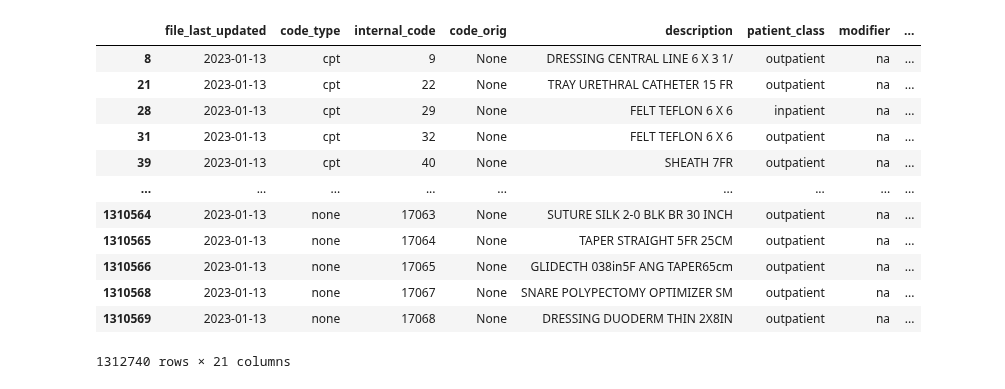
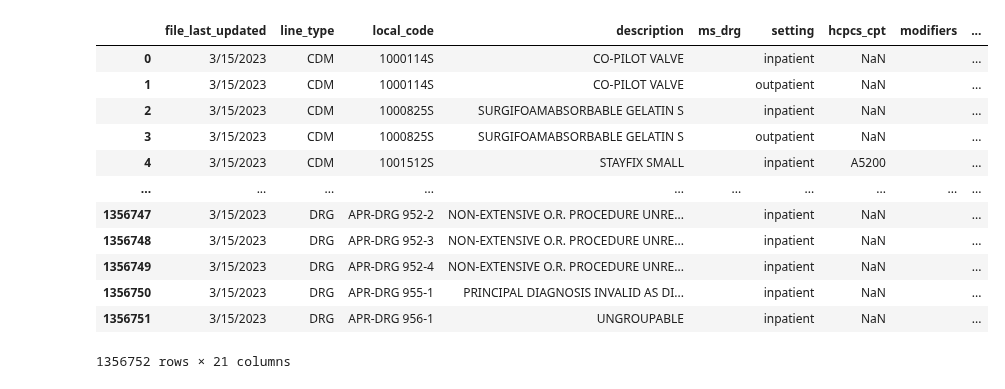
Before and after one commit to rl1987/dolthub-bounty-transparency-in-pricing, a Jupyter notebook: StewardDavis.ipynb, the cells around one changed output. Drawn from its saved outputs; the diff is of its cells as text; code cells hidden in the pictures.

```diff
--- a/StewardDavis.ipynb
+++ b/StewardDavis.ipynb
@@ -285 +204,3 @@ df_mid
+# %%
+df_mid['eapg'] = '' # XXX: Steward does not provide this, I think.
 # %%
@@ -336,4 +257,4 @@ df_mid
 # %%
-df_mid['patient_class'] = df_mid['patient_class'].replace("OP", "outpatient").replace("IP", "inpatient")
+df_mid['setting'] = df_mid['setting'].replace("OP", "outpatient").replace("IP", "inpatient")
 df_mid
 # %% [output]
@@ -353,13 +274,4 @@ df_mid
 # %%
-df_mid['billing_class'] = 'na'
+df_mid['billing_class'] = ''
 # %%
-def plan_type_from_payer_orig(payer_orig):
-    if "PPO" in payer_orig:
-        return "PPO"
-    elif "HMO" in payer_orig:
-        return "HMO"
-
-    return None
-
-df_mid['plan_type'] = df_mid['payer_orig'].apply(plan_type_from_payer_orig)
-df_mid
+df_mid['plan'] = ''
@@ -380,31 +278,26 @@ df_mid
 # %%
-df_mid['code_orig'] = None
-df_mid['plan_orig'] = 'na'
-df_mid['hospital_ccn'] = ccn
-df_mid['hospital_ein'] = ein
-df_mid['filename'] = filename
+df_mid['hospital_id'] = ccn
 
-from dateutil.parser import parse as parse_datetime
+#from dateutil.parser import parse as parse_datetime
+#
+#df_mid['file_last_updated'] = df_mid['file_last_updated'].apply(
+#    lambda file_last_updated: parse_datetime(file_last_updated).isoformat().split("T")[0])
 
-df_mid['file_last_updated'] = df_mid['file_last_updated'].apply(
-    lambda file_last_updated: parse_datetime(file_last_updated).isoformat().split("T")[0])
-
-df_mid['url'] = url
-df_mid['internal_code'] = df_mid['internal_code'].fillna('na')
-df_mid['ndc'] = 'na'
-df_mid['rate'] = df_mid['rate'].apply(lambda rate: None if type(rate) == str and rate.startswith("ERROR") else rate)
+df_mid['ndc'] = ''
+df_mid['standard_charge'] = df_mid['standard_charge'].apply(lambda standard_charge: None if type(standard_charge) == str and standard_charge.startswith("ERROR") else standard_charge)
+df_mid['contracting_method'] = 'fee schedule'
 df_mid
 # %% [output]
-|  | file_last_updated | code_type | internal_code | code_orig | description | patient_class | modifier | ... |
-| 8 | 2023-01-13 | cpt | 9 | None | DRESSING CENTRAL LINE 6 X 3 1/ | outpatient | na | ... |
-| 21 | 2023-01-13 | cpt | 22 | None | TRAY URETHRAL CATHETER 15 FR | outpatient | na | ... |
-| 28 | 2023-01-13 | cpt | 29 | None | FELT TEFLON 6 X 6 | inpatient | na | ... |
-| 31 | 2023-01-13 | cpt | 32 | None | FELT TEFLON 6 X 6 | outpatient | na | ... |
-| 39 | 2023-01-13 | cpt | 40 | None | SHEATH 7FR | outpatient | na | ... |
-| ... | ... | ... | ... | ... | ... | ... | ... | ... |
-| 1310564 | 2023-01-13 | none | 17063 | None | SUTURE SILK 2-0 BLK BR 30 INCH | outpatient | na | ... |
-| 1310565 | 2023-01-13 | none | 17064 | None | TAPER STRAIGHT 5FR 25CM | outpatient | na | ... |
-| 1310566 | 2023-01-13 | none | 17065 | None | GLIDECTH 038in5F ANG TAPER65cm | outpatient | na | ... |
-| 1310568 | 2023-01-13 | none | 17067 | None | SNARE POLYPECTOMY OPTIMIZER SM | outpatient | na | ... |
-| 1310569 | 2023-01-13 | none | 17068 | None | DRESSING DUODERM THIN 2X8IN | outpatient | na | ... |
+|  | file_last_updated | line_type | local_code | description | ms_drg | setting | hcpcs_cpt | modifiers | ... |
+| 0 | 3/15/2023 | CDM | 1000114S | CO-PILOT VALVE |  | inpatient | NaN |  | ... |
+| 1 | 3/15/2023 | CDM | 1000114S | CO-PILOT VALVE |  | outpatient | NaN |  | ... |
+| 2 | 3/15/2023 | CDM | 1000825S | SURGIFOAMABSORBABLE GELATIN S |  | inpatient | NaN |  | ... |
+| 3 | 3/15/2023 | CDM | 1000825S | SURGIFOAMABSORBABLE GELATIN S |  | outpatient | NaN |  | ... |
+| 4 | 3/15/2023 | CDM | 1001512S | STAYFIX SMALL |  | inpatient | A5200 |  | ... |
+| ... | ... | ... | ... | ... | ... | ... | ... | ... | ... |
+| 1356747 | 3/15/2023 | DRG | APR-DRG 952-2 | NON-EXTENSIVE O.R. PROCEDURE UNRE... |  | inpatient | NaN |  | ... |
+| 1356748 | 3/15/2023 | DRG | APR-DRG 952-3 | NON-EXTENSIVE O.R. PROCEDURE UNRE... |  | inpatient | NaN |  | ... |
+| 1356749 | 3/15/2023 | DRG | APR-DRG 952-4 | NON-EXTENSIVE O.R. PROCEDURE UNRE... |  | inpatient | NaN |  | ... |
+| 1356750 | 3/15/2023 | DRG | APR-DRG 955-1 | PRINCIPAL DIAGNOSIS INVALID AS DI... |  | inpatient | NaN |  | ... |
+| 1356751 | 3/15/2023 | DRG | APR-DRG 956-1 | UNGROUPABLE |  | inpatient | NaN |  | ... |
-1312740 rows × 21 columns
+1356752 rows × 21 columns
```
Also changed, not shown: parts of 30 cells of this notebook.
